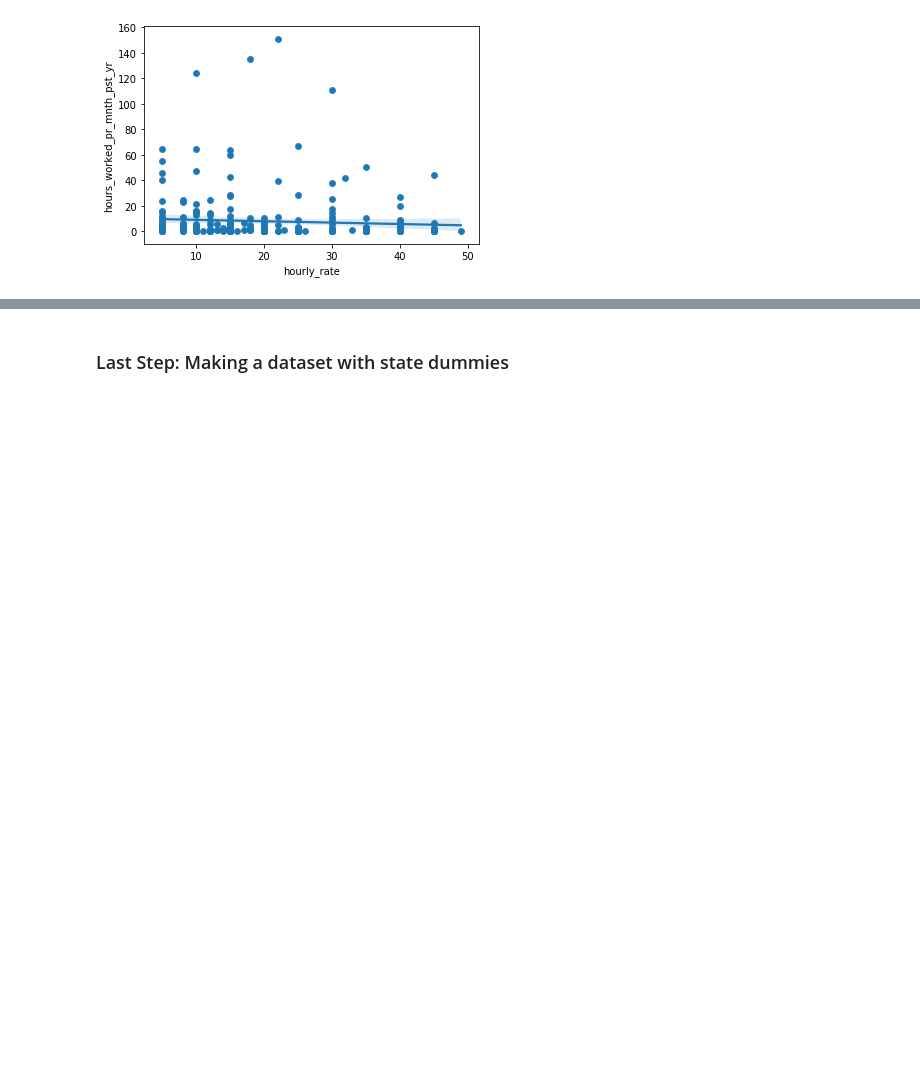
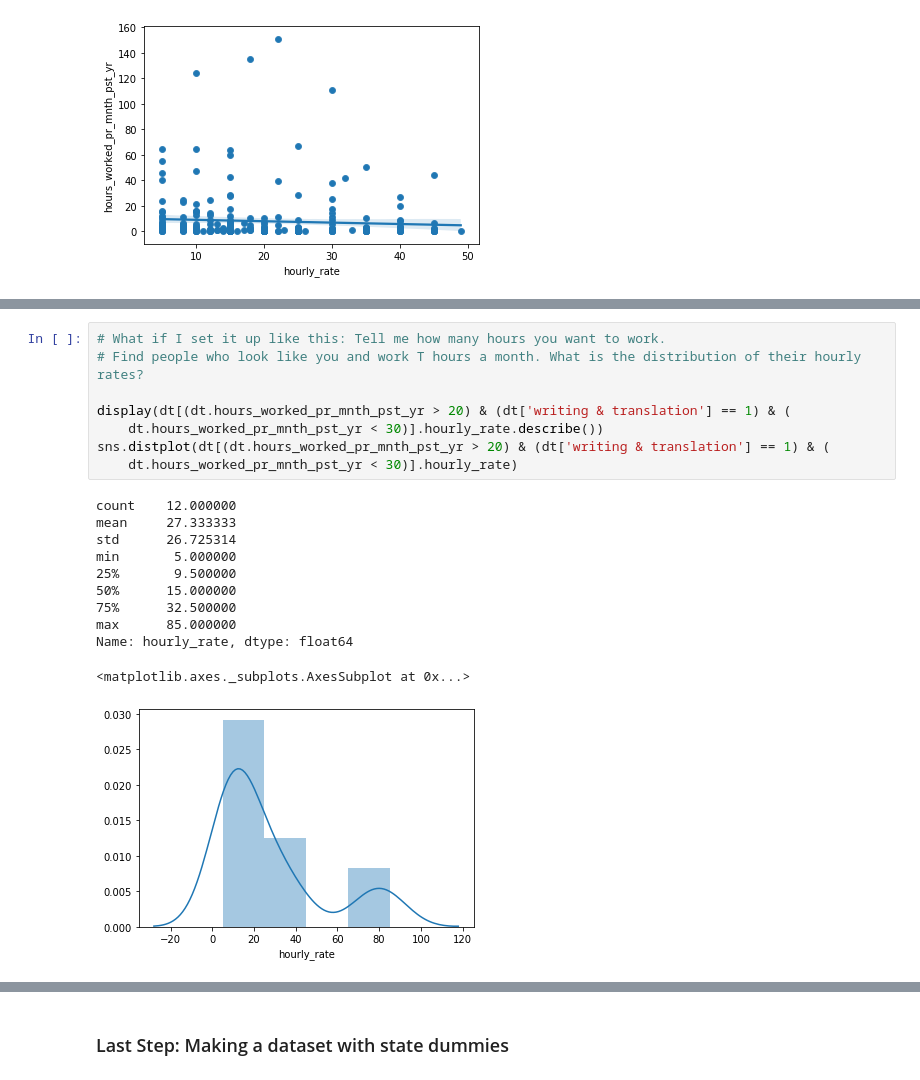
Before and after one commit to lmgibson/MyRate, a Jupyter notebook: notebooks/eda/myrate_eda.ipynb, the cells around one changed output, grey strips where cells are left out. Saved outputs shown, nothing was run; the diff lists cells and outputs as text; blank space fills up the shorter version.

```diff
--- a/notebooks/eda/myrate_eda.ipynb
+++ b/notebooks/eda/myrate_eda.ipynb
@@ -1076,0 +1177,20 @@ writing & translation
+# %%
+# What if I set it up like this: Tell me how many hours you want to work.
+# Find people who look like you and work T hours a month. What is the distribution of their hourly rates?
+
+display(dt[(dt.hours_worked_pr_mnth_pst_yr > 20) & (dt['writing & translation'] == 1) & (
+    dt.hours_worked_pr_mnth_pst_yr < 30)].hourly_rate.describe())
+sns.distplot(dt[(dt.hours_worked_pr_mnth_pst_yr > 20) & (dt['writing & translation'] == 1) & (
+    dt.hours_worked_pr_mnth_pst_yr < 30)].hourly_rate)
+# %% [output]
+count    12.000000
+mean     27.333333
+std      26.725314
+min       5.000000
+25%       9.500000
+50%      15.000000
+75%      32.500000
+max      85.000000
+Name: hourly_rate, dtype: float64
+<matplotlib.axes._subplots.AxesSubplot at 0x...>
+[figure, added]
```
Also changed, not shown: parts of 18 cells of this notebook.
